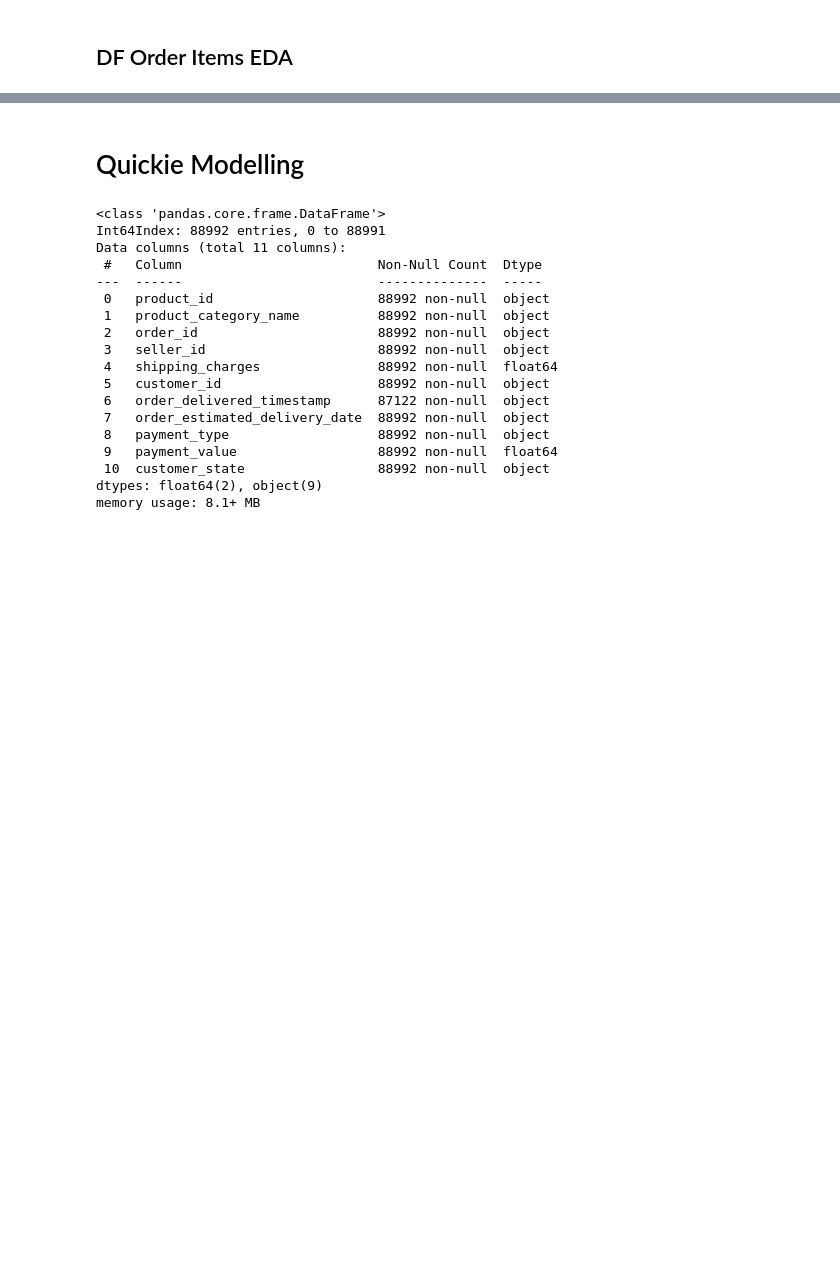
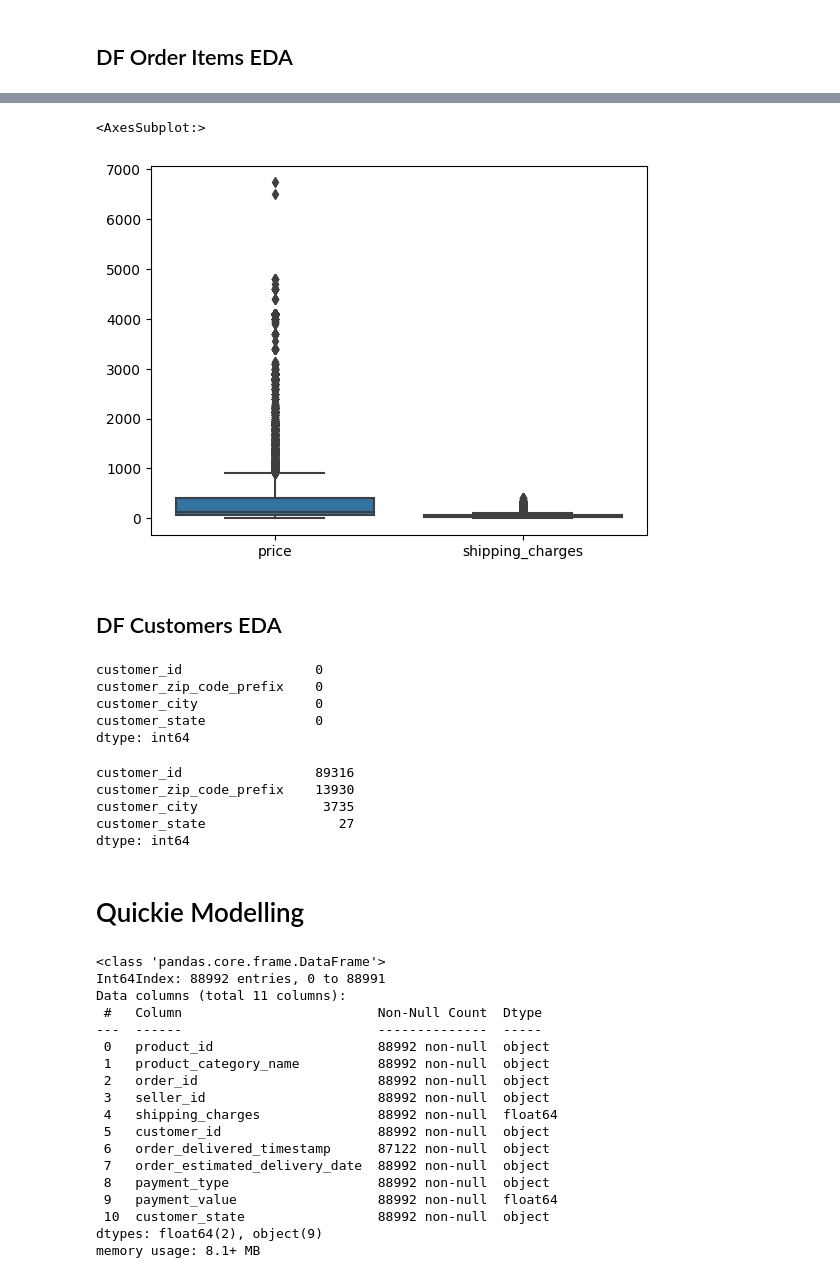
Before and after one commit to radyadhewa/Intelligo-Kali-Ini-Lolos, a Jupyter notebook: IntelligoKIL.ipynb, the cells around one changed output, grey strips where cells are left out. Saved outputs shown, nothing was run; the diff lists cells and outputs as text; code cells hidden in the pictures; blank space fills up the shorter version.

```diff
--- a/IntelligoKIL.ipynb
+++ b/IntelligoKIL.ipynb
@@ -758,3 +937,26 @@ df_4_mean_fix['customer_id'].duplicated().sum()
+# %%
+sns.boxplot(data=dft_orderitems)
+# %% [output]
+<AxesSubplot:>
+[figure, added]
+# %% [markdown]
+## DF Customers EDA
+# %%
+dft_customers.isnull().sum()
+# %% [output]
+customer_id                 0
+customer_zip_code_prefix    0
+customer_city               0
+customer_state              0
+dtype: int64
+# %%
+dft_customers.nunique()
+# %% [output]
+customer_id                 89316
+customer_zip_code_prefix    13930
+customer_city                3735
+customer_state                 27
+dtype: int64
 # %% [markdown]
 # Quickie Modelling
 # %%
```
Also changed, not shown: parts of 16 cells of this notebook.
